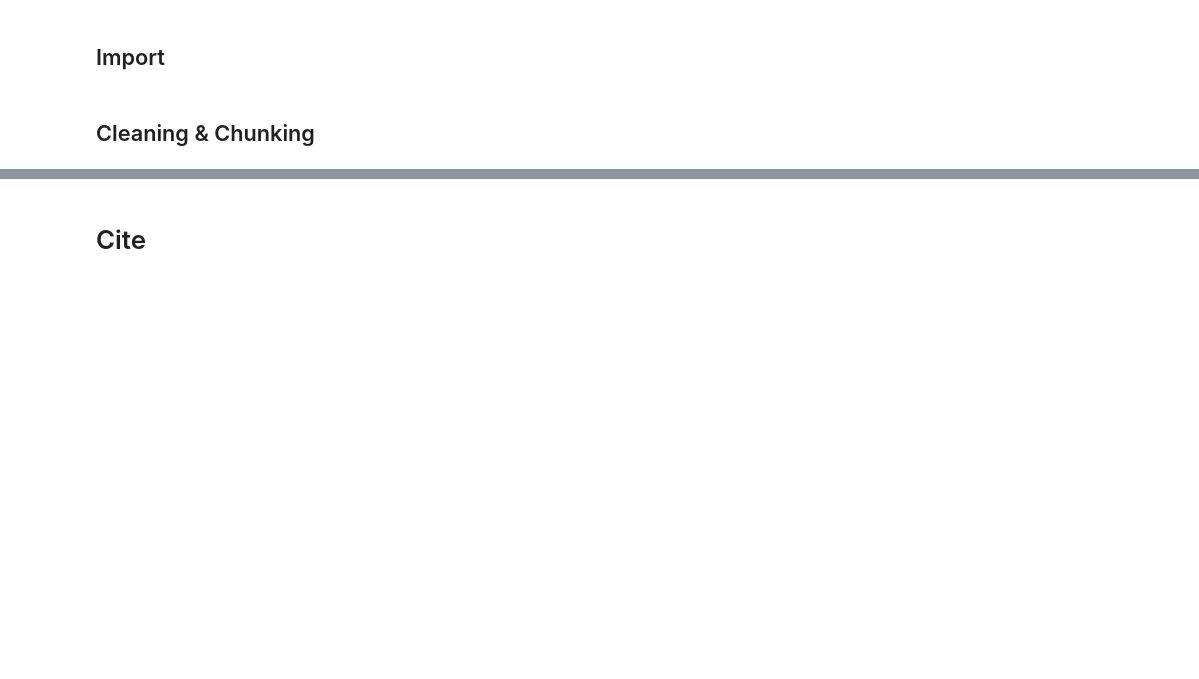
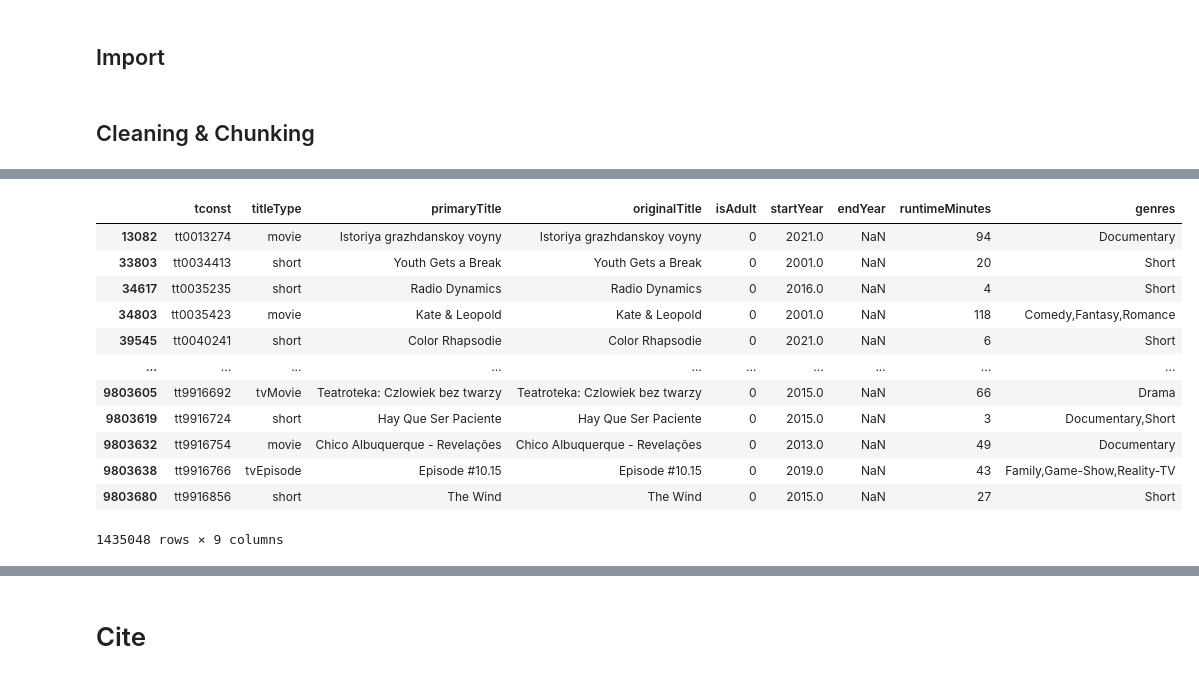
Before and after one commit to CaillahR/Project-3-Part-1, a Jupyter notebook: Project 3 part 1.ipynb, the cells around one changed output, grey strips where cells are left out. Drawn from its saved outputs; the diff is of its cells as text; code cells hidden in the pictures; blank space fills up the shorter version.

```diff
--- a/Project 3 part 1.ipynb
+++ b/Project 3 part 1.ipynb
@@ -14,5 +13,4 @@ akas = pd.read_csv(akas_url, sep='\t', low_memory=False, chunksize = 100000)
 # %%
-basics_url = "https://datasets.imdbws.com/title.basics.tsv.gz"
-chunk_num = 1
-basics = pd.read_csv(basics_url, sep='\t', low_memory=False, chunksize = 100000)
+basics_url = "data/title.basics.tsv.gz"
+basics = pd.read_csv(basics_url, sep='\t', low_memory=False)
 # %%
@@ -148,0 +53,4 @@ ratings_combined.to_csv(final_fname3, compression='gzip', index=False)
+# %%
+akas.replace({'\\N':np.nan},inplace=True)
+basics.replace({'\\N':np.nan},inplace=True)
+ratings.replace({'\\N':np.nan},inplace=True)
@@ -148,0 +89,24 @@ ratings_combined.to_csv(final_fname3, compression='gzip', index=False)
+# %%
+temp = basics['tconst'].isin(akas['titleId'])
+basics = basics[temp]
+# %%
+basics = basics.dropna(subset=['runtimeMinutes','genres','startYear'])
+# %%
+basics['startYear'] = basics['startYear'].astype(float)
+## keep startYear 2000-2022
+basics = basics[(basics['startYear']>=2000)&(basics['startYear']<2022)]
+basics
+# %% [output]
+|  | tconst | titleType | primaryTitle | originalTitle | isAdult | startYear | endYear | runtimeMinutes | genres |
+| 13082 | tt0013274 | movie | Istoriya grazhdanskoy voyny | Istoriya grazhdanskoy voyny | 0 | 2021.0 | NaN | 94 | Documentary |
+| 33803 | tt0034413 | short | Youth Gets a Break | Youth Gets a Break | 0 | 2001.0 | NaN | 20 | Short |
+| 34617 | tt0035235 | short | Radio Dynamics | Radio Dynamics | 0 | 2016.0 | NaN | 4 | Short |
+| 34803 | tt0035423 | movie | Kate & Leopold | Kate & Leopold | 0 | 2001.0 | NaN | 118 | Comedy,Fantasy,Romance |
+| 39545 | tt0040241 | short | Color Rhapsodie | Color Rhapsodie | 0 | 2021.0 | NaN | 6 | Short |
+| ... | ... | ... | ... | ... | ... | ... | ... | ... | ... |
+| 9803605 | tt9916692 | tvMovie | Teatroteka: Czlowiek bez twarzy | Teatroteka: Czlowiek bez twarzy | 0 | 2015.0 | NaN | 66 | Drama |
+| 9803619 | tt9916724 | short | Hay Que Ser Paciente | Hay Que Ser Paciente | 0 | 2015.0 | NaN | 3 | Documentary,Short |
+| 9803632 | tt9916754 | movie | Chico Albuquerque - Revelações | Chico Albuquerque - Revelações | 0 | 2013.0 | NaN | 49 | Documentary |
+| 9803638 | tt9916766 | tvEpisode | Episode #10.15 | Episode #10.15 | 0 | 2019.0 | NaN | 43 | Family,Game-Show,Reality-TV |
+| 9803680 | tt9916856 | short | The Wind | The Wind | 0 | 2015.0 | NaN | 27 | Short |
+1435048 rows × 9 columns
```
Also changed, not shown: parts of 29 cells of this notebook, 2 other files.
